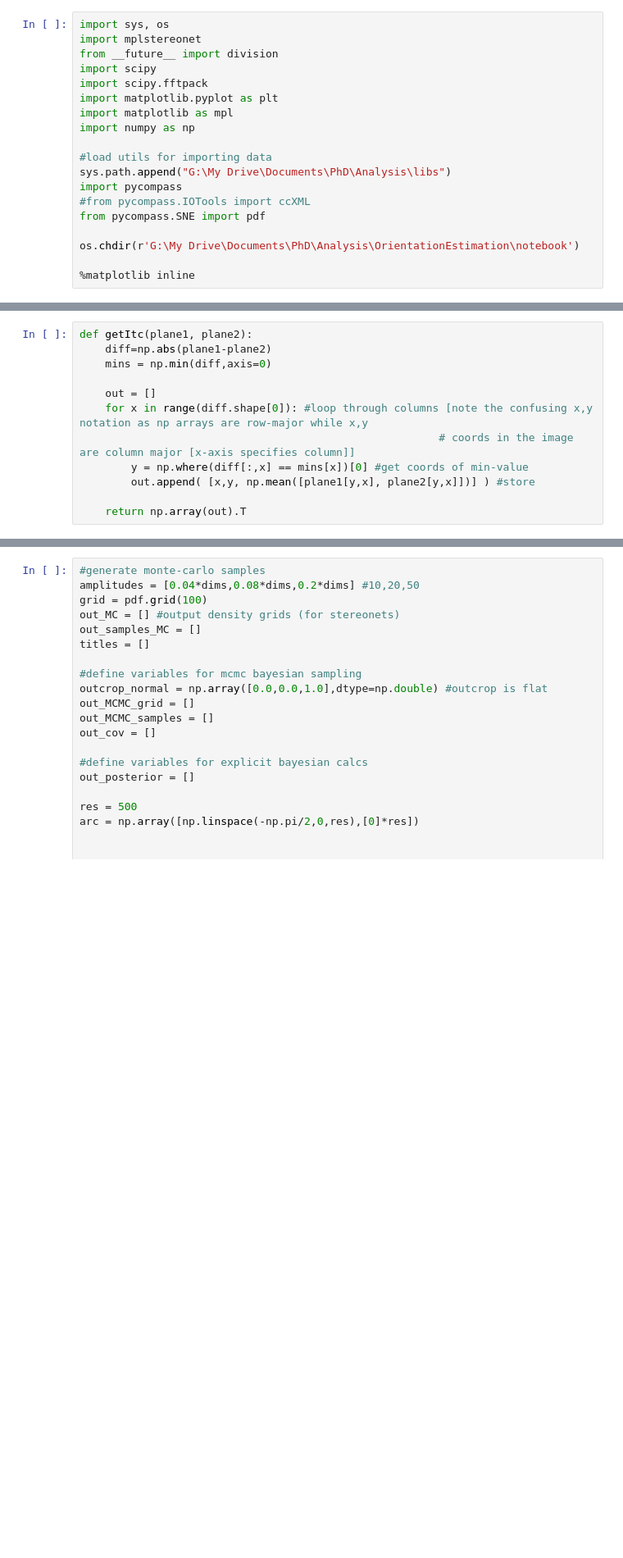
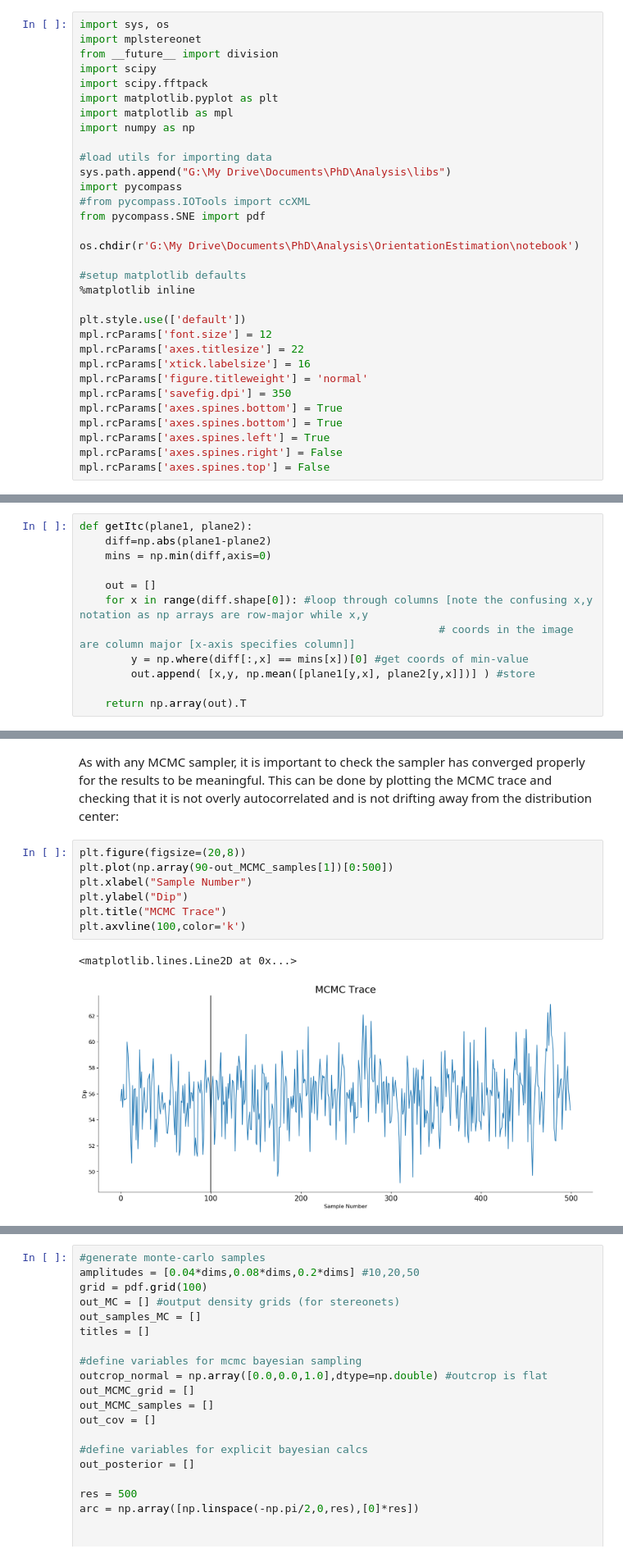
Before and after one commit to samthiele/pycompass, a Jupyter notebook: examples/3_Synthetic Examples.ipynb, the cells around one changed output, grey strips where cells are left out. Shown at 82% size. Cells and saved outputs as stored; diff of their text form; blank space fills up the shorter version.

Commit message:
Updated example notebook
Added extra figure to examples notebook

```diff
--- a/examples/3_Synthetic Examples.ipynb
+++ b/examples/3_Synthetic Examples.ipynb
@@ -16,4 +16,17 @@ from pycompass.SNE import pdf
 
 os.chdir(r'G:\My Drive\Documents\PhD\Analysis\OrientationEstimation\notebook')
 
+#setup matplotlib defaults
 %matplotlib inline
+
+plt.style.use(['default'])
+mpl.rcParams['font.size'] = 12
+mpl.rcParams['axes.titlesize'] = 22
+mpl.rcParams['xtick.labelsize'] = 16
+mpl.rcParams['figure.titleweight'] = 'normal'
+mpl.rcParams['savefig.dpi'] = 350
+mpl.rcParams['axes.spines.bottom'] = True
+mpl.rcParams['axes.spines.bottom'] = True
+mpl.rcParams['axes.spines.left'] = True
+mpl.rcParams['axes.spines.right'] = False
+mpl.rcParams['axes.spines.top'] = False
@@ -274,0 +299,12 @@ for a in amplitudes:
+# %% [markdown]
+As with any MCMC sampler, it is important to check the sampler has converged properly for the results to be meaningful. This can be done by plotting the MCMC trace and checking that it is not overly autocorrelated and is not drifting away from the distribution center:
+# %%
+plt.figure(figsize=(20,8))
+plt.plot(np.array(90-out_MCMC_samples[1])[0:500])
+plt.xlabel("Sample Number")
+plt.ylabel("Dip")
+plt.title("MCMC Trace")
+plt.axvline(100,color='k')
+# %% [output]
+<matplotlib.lines.Line2D at 0x...>
+[figure, added]
```
Also changed, not shown: parts of 21 cells of this notebook.
